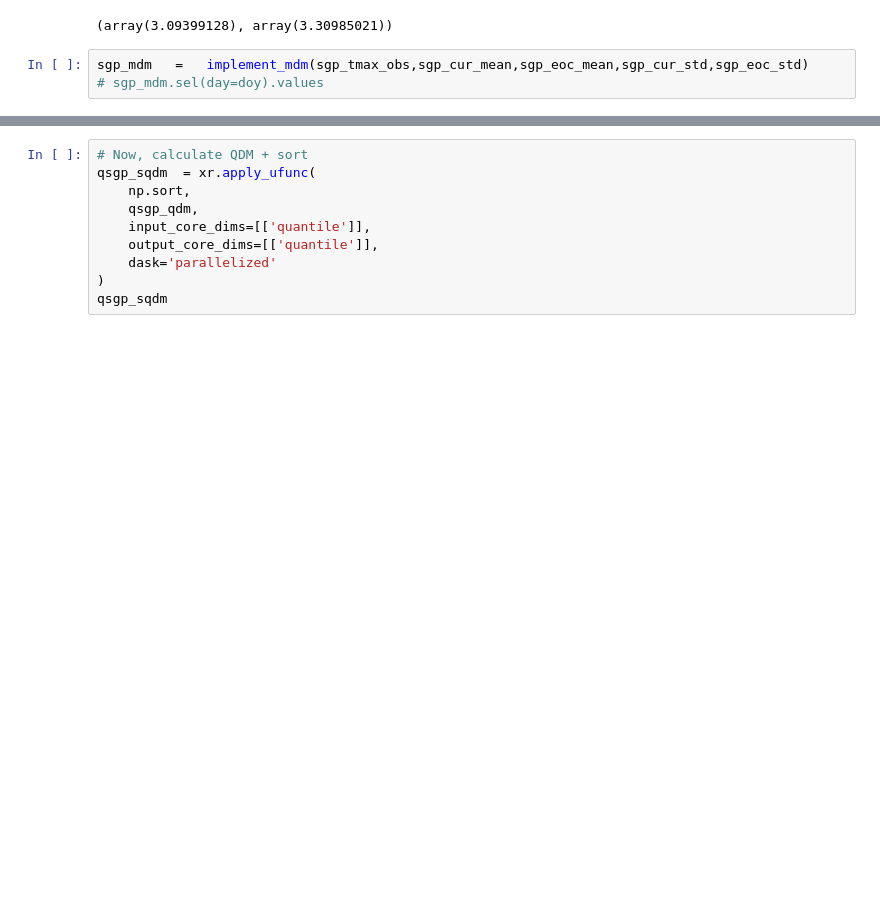
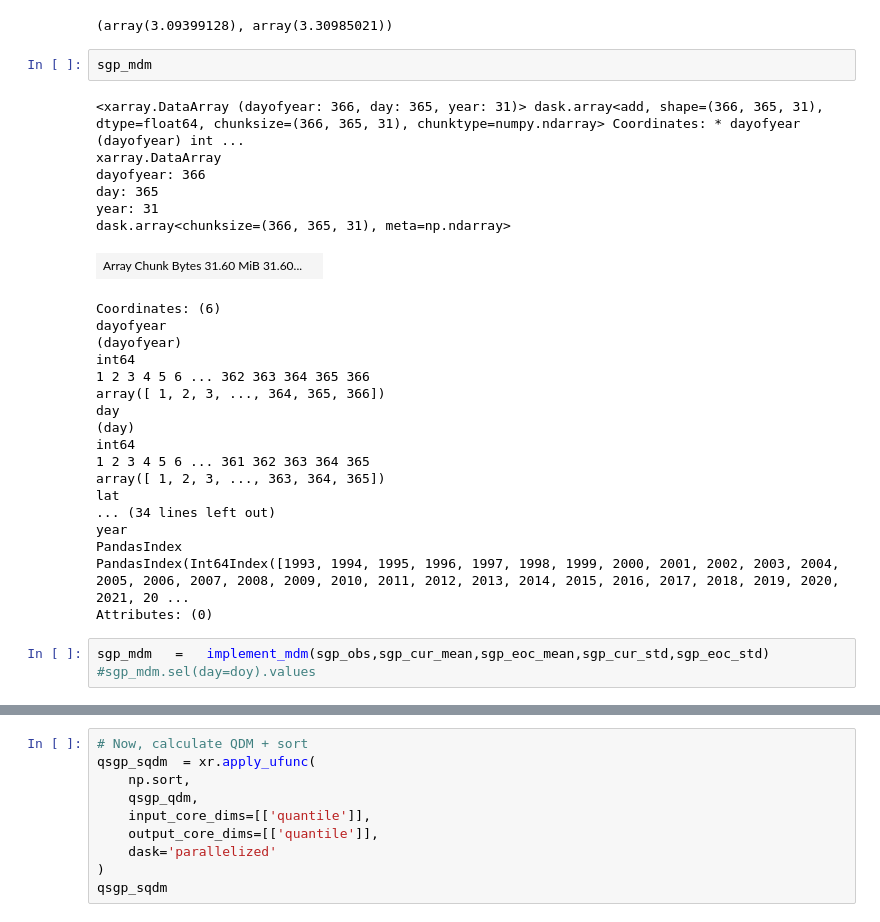
Before and after one commit to hrhampapura/moment_delta_mapping, a Jupyter notebook: lens_analysis/notebooks/SGP.ipynb, the cells around one changed output, grey strips where cells are left out. Cells and saved outputs as stored; diff of their text form; blank space fills up the shorter version.

```diff
--- a/lens_analysis/notebooks/SGP.ipynb
+++ b/lens_analysis/notebooks/SGP.ipynb
@@ -461,9 +461,36 @@ sgp_cur_mean.sel(day=doy).values, sgp_eoc_mean.sel(day=doy).values
 sgp_cur_std.sel(day=doy).values, sgp_eoc_std.sel(day=doy).values
 # %% [output]
 (array(3.09399128), array(3.30985021))
+# %%
+sgp_mdm
+# %% [output]
+<xarray.DataArray (dayofyear: 366, day: 365, year: 31)> dask.array<add, shape=(366, 365, 31), dtype=float64, chunksize=(366, 365, 31), chunktype=numpy.ndarray> Coordinates: * dayofyear (dayofyear) int ...
+xarray.DataArray
+dayofyear: 366
+day: 365
+year: 31
+dask.array<chunksize=(366, 365, 31), meta=np.ndarray>
+| Array Chunk Bytes 31.60 MiB 31.60... |  |
+Coordinates: (6)
+dayofyear
+(dayofyear)
+int64
+1 2 3 4 5 6 ... 362 363 364 365 366
+array([ 1, 2, 3, ..., 364, 365, 366])
+day
+(day)
+int64
+1 2 3 4 5 6 ... 361 362 363 364 365
+array([ 1, 2, 3, ..., 363, 364, 365])
+lat
+... (34 lines left out)
+year
+PandasIndex
+PandasIndex(Int64Index([1993, 1994, 1995, 1996, 1997, 1998, 1999, 2000, 2001, 2002, 2003, 2004, 2005, 2006, 2007, 2008, 2009, 2010, 2011, 2012, 2013, 2014, 2015, 2016, 2017, 2018, 2019, 2020, 2021, 20 ...
+Attributes: (0)
 # %%
-sgp_mdm   =   implement_mdm(sgp_tmax_obs,sgp_cur_mean,sgp_eoc_mean,sgp_cur_std,sgp_eoc_std)
-# sgp_mdm.sel(day=doy).values
+sgp_mdm   =   implement_mdm(sgp_obs,sgp_cur_mean,sgp_eoc_mean,sgp_cur_std,sgp_eoc_std)
+#sgp_mdm.sel(day=doy).values
 # %%
 %%time
 # Compute quantiles
```
Also changed, not shown: parts of 14 cells of this notebook.
